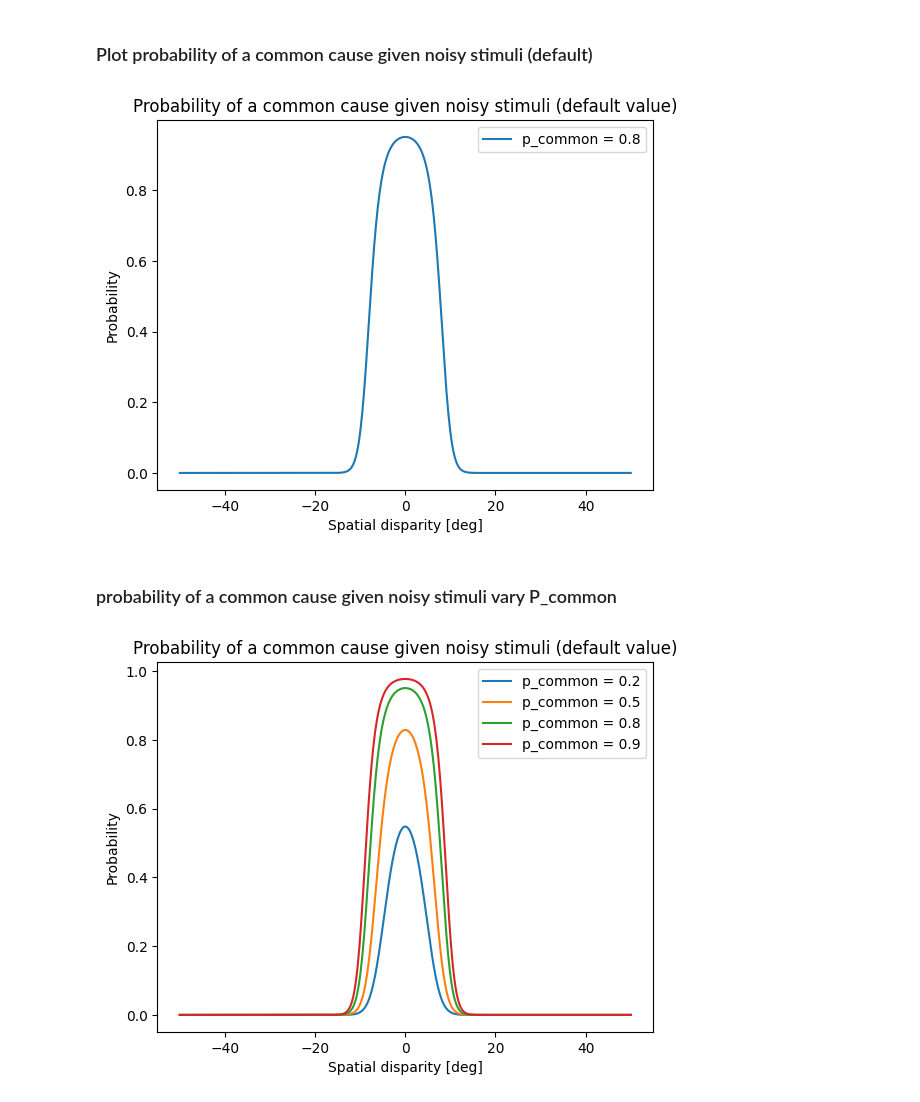
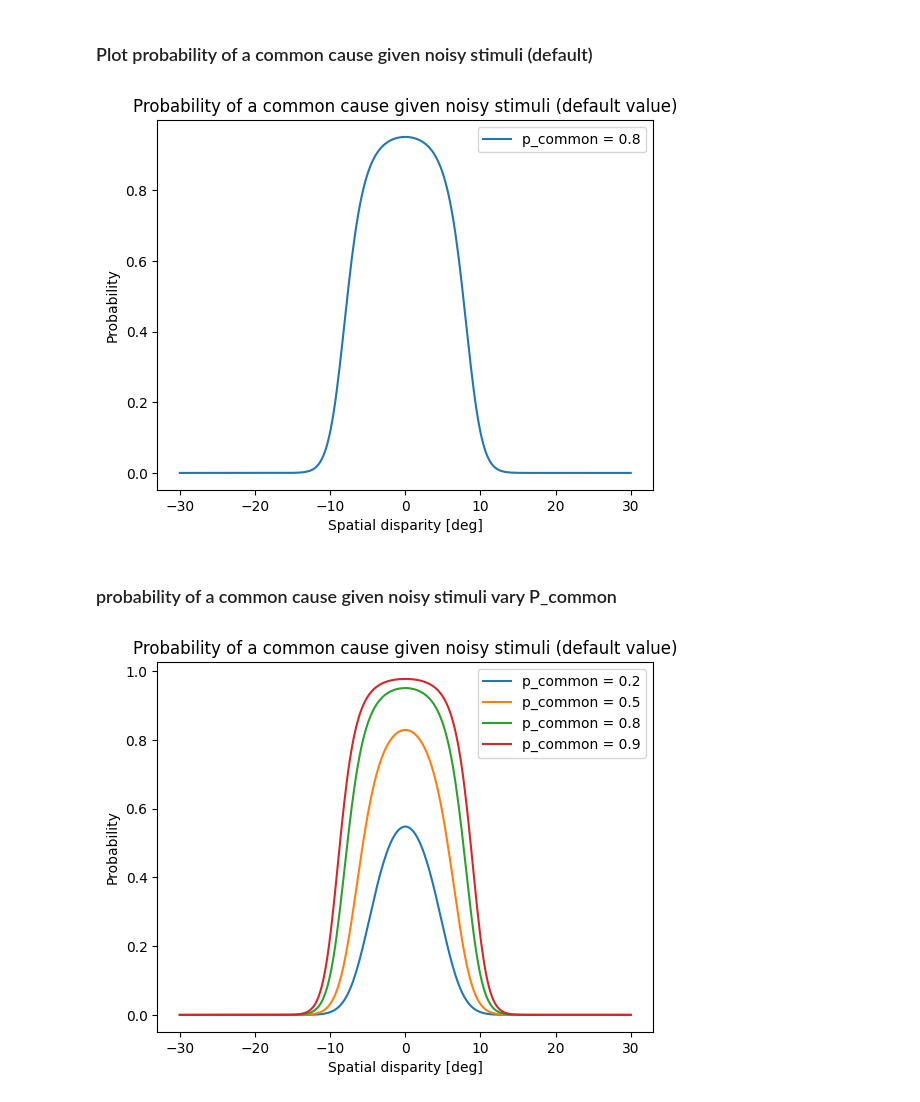
Before and after one commit to Anina2407/Causal-Inference-in-Multisensory-Perception, a Jupyter notebook: msi.ipynb, the cells around one changed output. Saved outputs shown, nothing was run; the diff lists cells and outputs as text; code cells hidden in the pictures.

Commit message:
add all plots

```diff
--- a/msi.ipynb
+++ b/msi.ipynb
@@ -31,27 +31,27 @@ def P_C1_given_perception(x_v,x_a,p_common=0.8,sigma_v=0.6,sigma_a=3.1,sigma_p=1
     Eq. 2
     """
     p_given_c1_value = p_given_c1(x_v,x_a,sigma_v,sigma_a,sigma_p,mu_p)
-    p_given_c2_value = p_given_c2(x_v,x_a,p_common,sigma_v,sigma_a,sigma_p,mu_p)
+    p_given_c2_value = p_given_c2(x_v,x_a,sigma_v,sigma_a,sigma_p,mu_p)
     P_C1_given_perception =  p_given_c1_value*p_common/(p_given_c1_value*p_common+p_given_c2_value*(1-p_common))
     return P_C1_given_perception
 # %% [markdown]
 ### Plot probability of a common cause given noisy stimuli (default)
 # %%
-x_v_values = np.linspace(-50,50,500)
-x_a_values = np.zeros(500)
+x_v_values = np.linspace(-30,30,300)
+x_a_values = np.zeros(300)
 x_diff = x_v_values - x_a_values
 
 P_C1_changeP = [P_C1_given_perception(x_v_values,x_a_values)]
 
 for p in P_C1_changeP:
     plt.plot(x_diff, p, label= f'p_common = {p_common}')
 plt.xlabel('Spatial disparity [deg]')
 plt.ylabel('Probability')
 plt.title('Probability of a common cause given noisy stimuli (default value)')
 plt.legend()
 plt.show()
 # %% [output]
-[figure, old version]
+[figure, new version]
 # %% [markdown]
 ### probability of a common cause given noisy stimuli vary P_common
 # %%
@@ -69,4 +69,4 @@ plt.title('Probability of a common cause given noisy stimuli (default value)')
 plt.legend()
 plt.show()
 # %% [output]
-[figure, old version]
+[figure, new version]
```
Also changed, not shown: parts of 6 cells of this notebook.
